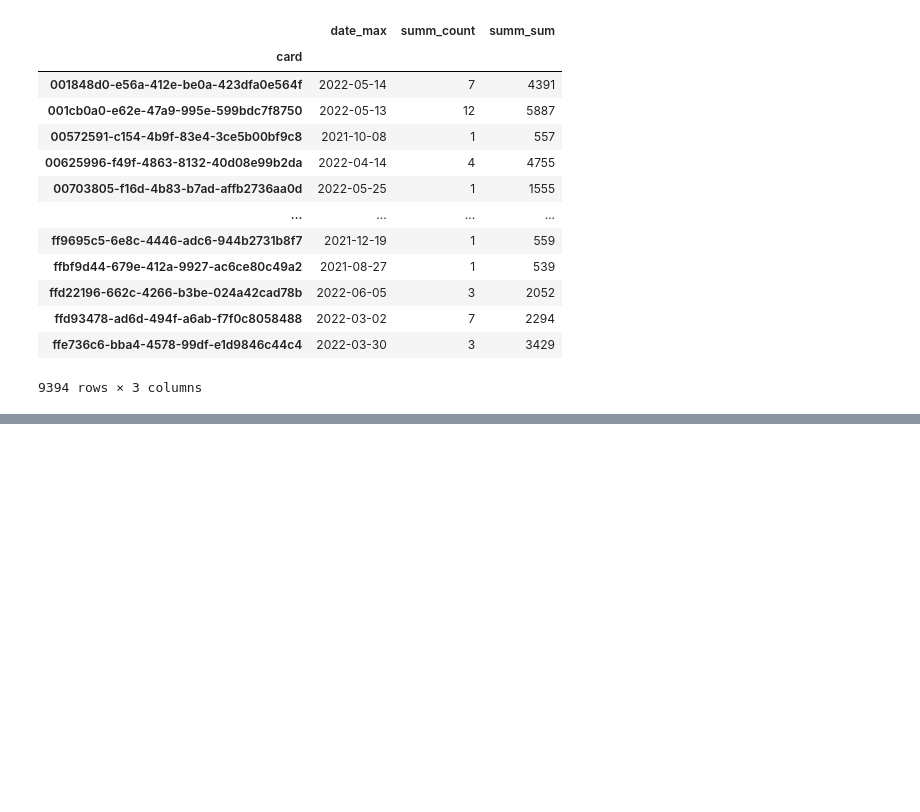
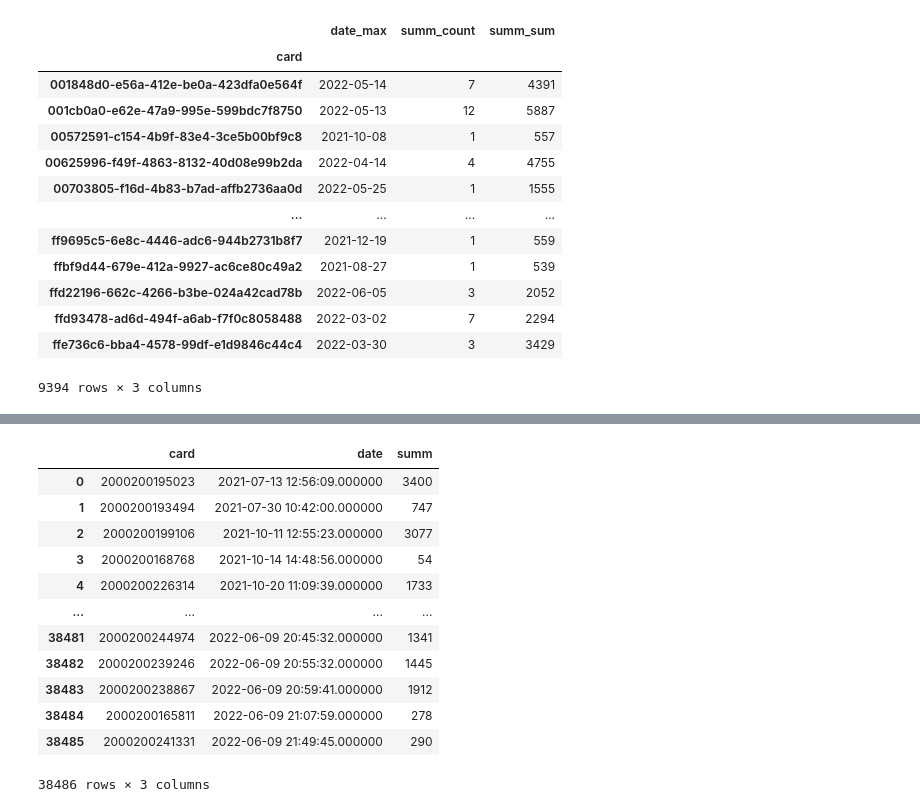
Before and after one commit to aleks-haksly/Simulative, a Jupyter notebook: Other/Analysis/RFM.ipynb, the cells around one changed output, grey strips where cells are left out. Drawn from its saved outputs; the diff is of its cells as text; code cells hidden in the pictures; blank space fills up the shorter version.

```diff
--- a/Other/Analysis/RFM.ipynb
+++ b/Other/Analysis/RFM.ipynb
@@ -127,0 +245,50 @@ transformer.fit_transform(data)
+# %%
+class ColumnSelector(BaseEstimator, TransformerMixin):
+    def __init__(
+        self,
+        groupby_col:str='card',
+        recentcy_col:str='datetime',
+        monetary_col:str='summ_with_disc',
+        bins_quantiles:list|dict=[0.6]
+    ):
+        self.groupby_col = groupby_col
+        self.recentcy_col = recentcy_col
+        self.monetary_col = monetary_col
+        self.bins_quantiles = bins_quantiles
+
+        pass
+
+    def fit(self, X):
+        if not hasattr(X, "iloc"):
+            raise ValueError(
+                "CustomTransformer can only be applied to pandas dataframes in X argument"
+            )
+        return self
+
+    def transform(self, X):
+        if all(
+            [
+                self.groupby_col in X.columns,
+                self.recentcy_col in X.columns,
+                self.monetary_col in X.columns,
+            ]
+        ):
+            X_ = X[[self.groupby_col, self.recentcy_col, self.monetary_col]].copy()
+            X_.rename(columns={recentcy_col: 'date', monetary_col: 'summ'}, inplace=True)
+        return X_
+# %%
+ColumnSelector().transform(data)
+# %% [output]
+|  | card | date | summ |
+| 0 | 2000200195023 | 2021-07-13 12:56:09.000000 | 3400 |
+| 1 | 2000200193494 | 2021-07-30 10:42:00.000000 | 747 |
+| 2 | 2000200199106 | 2021-10-11 12:55:23.000000 | 3077 |
+| 3 | 2000200168768 | 2021-10-14 14:48:56.000000 | 54 |
+| 4 | 2000200226314 | 2021-10-20 11:09:39.000000 | 1733 |
+| ... | ... | ... | ... |
+| 38481 | 2000200244974 | 2022-06-09 20:45:32.000000 | 1341 |
+| 38482 | 2000200239246 | 2022-06-09 20:55:32.000000 | 1445 |
+| 38483 | 2000200238867 | 2022-06-09 20:59:41.000000 | 1912 |
+| 38484 | 2000200165811 | 2022-06-09 21:07:59.000000 | 278 |
+| 38485 | 2000200241331 | 2022-06-09 21:49:45.000000 | 290 |
+38486 rows × 3 columns
```
Also changed, not shown: parts of 13 cells of this notebook.
